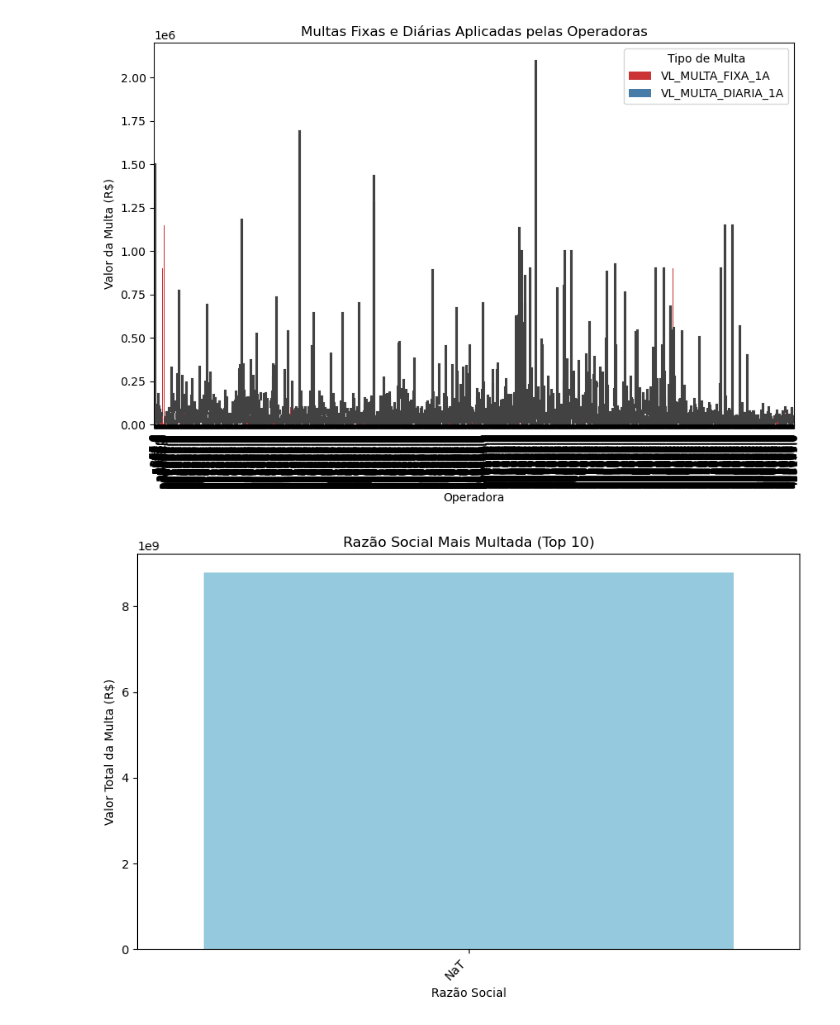
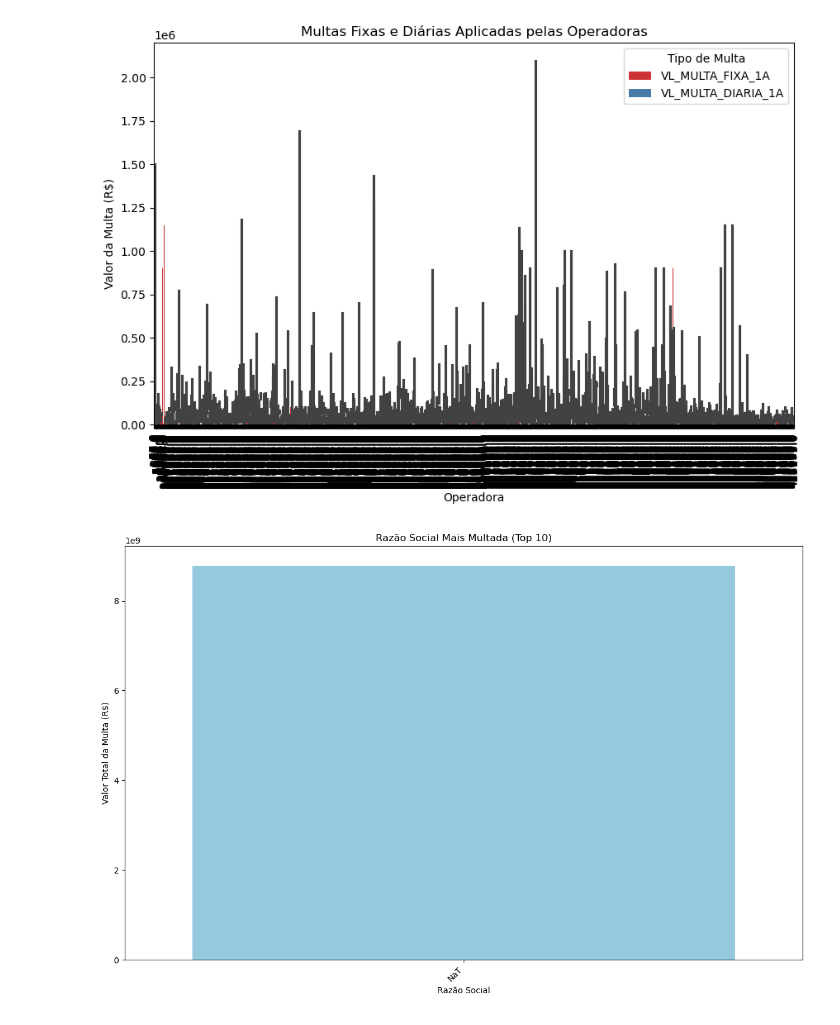
Before and after one commit to rdzw/DATA-SCIENCE-E-BUSINESS-INTELLIGENCE, a Jupyter notebook: turma2/atividade_26_11_24.ipynb, the cells around one changed output. Drawn from its saved outputs; the diff is of its cells as text; code cells hidden in the pictures.

```diff
--- a/turma2/atividade_26_11_24.ipynb
+++ b/turma2/atividade_26_11_24.ipynb
@@ -108,26 +108,27 @@ plt.show()
 # %%
 # Substituir valores nulos na coluna 'RAZAO_SOCIAL' por 'Desconhecido'
 df_mark['RAZAO_SOCIAL'] = df_mark['RAZAO_SOCIAL'].fillna('Desconhecido')
 
 # Garantir que 'VL_TOTAL_APLICADO_1A' seja numérico e tratar valores inválidos
 df_mark['VL_TOTAL_APLICADO_1A'] = pd.to_numeric(df_mark['VL_TOTAL_APLICADO_1A'], errors='coerce')
 
 # Remover as linhas com valores nulos em 'VL_TOTAL_APLICADO_1A'
 df_mark = df_mark.dropna(subset=['VL_TOTAL_APLICADO_1A'])
 
 # Agrupar por 'RAZAO_SOCIAL' e somar as multas
 df_agrupado = df_mark.groupby('RAZAO_SOCIAL')['VL_TOTAL_APLICADO_1A'].sum().reset_index()
 
 # Ordenar para mostrar as 10 operadoras com maiores multas
 df_agrupado = df_agrupado.sort_values(by='VL_TOTAL_APLICADO_1A', ascending=False).head(10)
 
 # Criar o gráfico de barras verticais
-plt.figure(figsize=(10, 6))
+plt.figure(figsize=(12, 8))  # Aumentei o tamanho da figura para acomodar os nomes longos
 sns.barplot(x='RAZAO_SOCIAL', y='VL_TOTAL_APLICADO_1A', data=df_agrupado, color='skyblue')
 plt.title('Razão Social Mais Multada (Top 10)')
 plt.xlabel('Razão Social')
 plt.ylabel('Valor Total da Multa (R$)')
-plt.xticks(rotation=45, ha='right')  # Rotaciona os rótulos do eixo x para melhor leitura
+plt.xticks(rotation=45, ha='right', fontsize=10)  # Rotaciona mais e ajusta o tamanho da fonte
+plt.tight_layout()  # Ajusta automaticamente os espaços
 plt.show()
 # %% [output]
-[figure, old version]
+[figure, new version]
```
